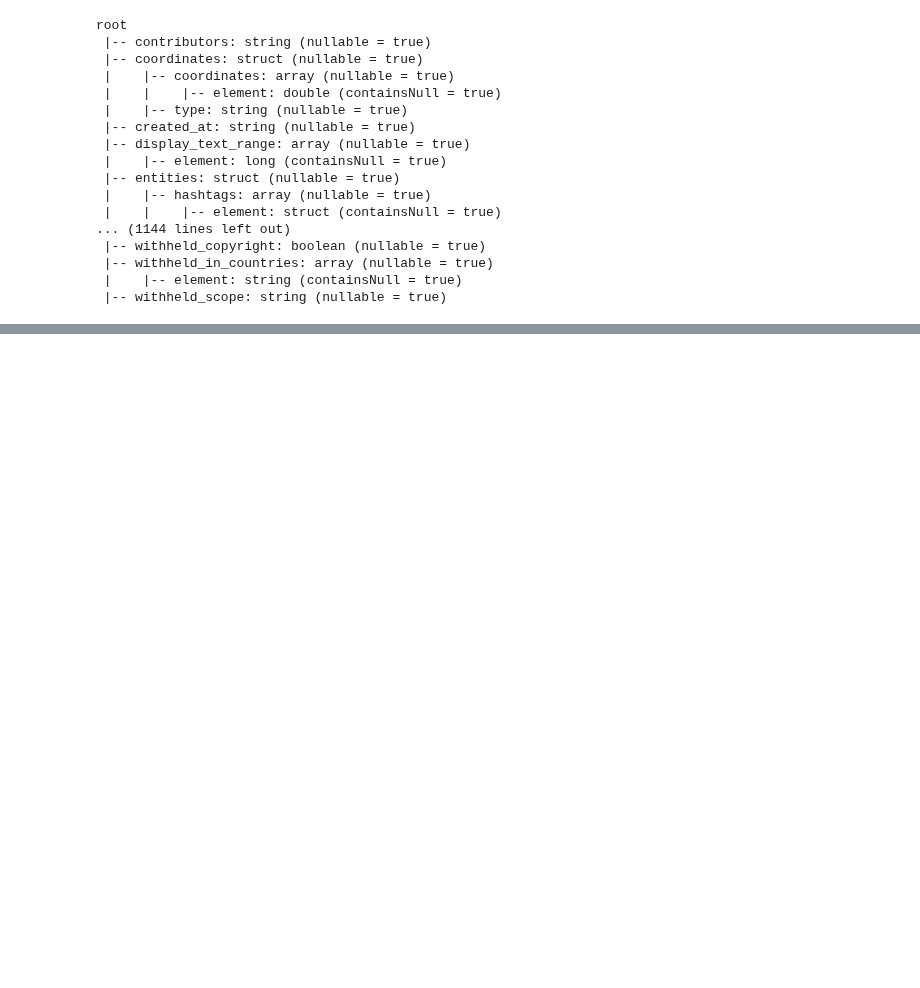
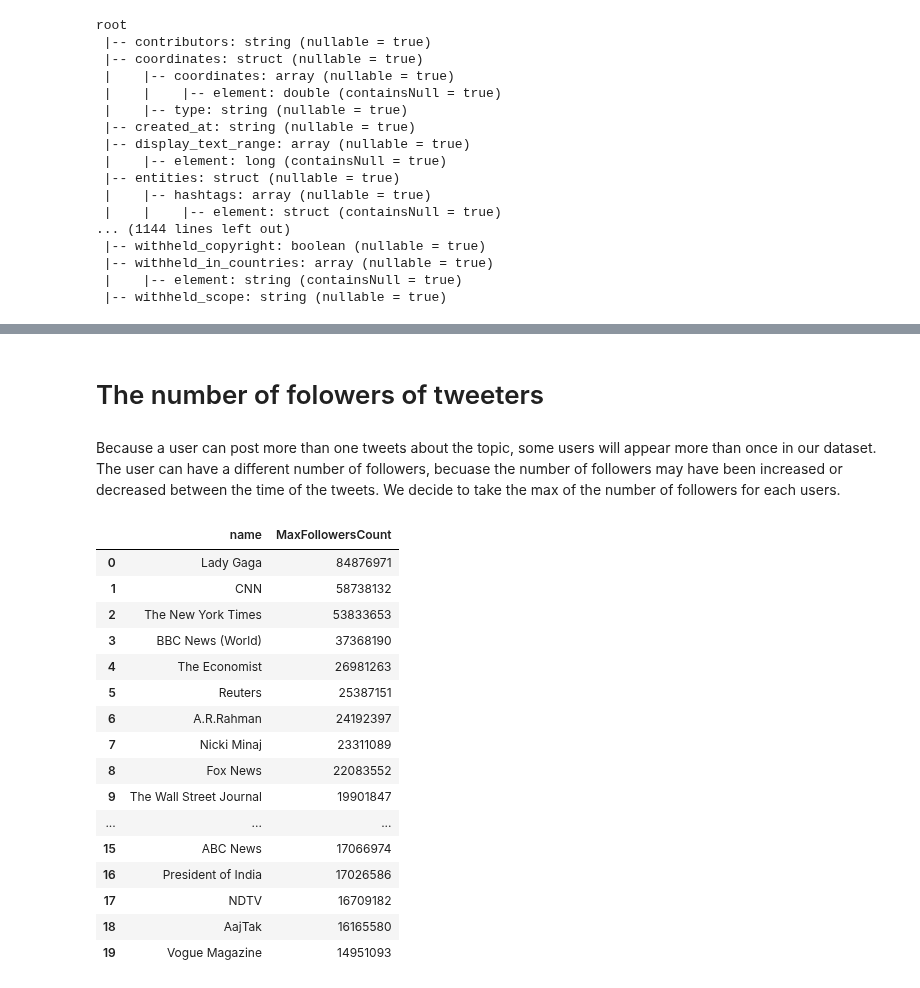
Before and after one commit to atyvaert/big-data, a Jupyter notebook: src/Exploration_Notebooks/Viktor_Exploration.ipynb, the cells around one changed output, grey strips where cells are left out. Saved outputs shown, nothing was run; the diff lists cells and outputs as text; code cells hidden in the pictures; blank space fills up the shorter version.

```diff
--- a/src/Exploration_Notebooks/Viktor_Exploration.ipynb
+++ b/src/Exploration_Notebooks/Viktor_Exploration.ipynb
@@ -62,0 +132,4 @@ DataFrame[user: struct<contributors_enabled:boolean,created_at:string,default_pr
+# %% [markdown]
+# The number of folowers of tweeters
+# %% [markdown]
+Because a user can post more than one tweets about the topic, some users will appear more than once in our dataset. The user can have a different number of followers, becuase the number of followers may have been increased or decreased between the time of the tweets. We decide to take the max of the number of followers for each users.
@@ -62,0 +149,21 @@ DataFrame[user: struct<contributors_enabled:boolean,created_at:string,default_pr
+# %%
+# look at the 20 accounts with the largest number of followers
+numberofFollowersPd.head(20)
+# %% [output]
+|  | name | MaxFollowersCount |
+| 0 | Lady Gaga | 84876971 |
+| 1 | CNN | 58738132 |
+| 2 | The New York Times | 53833653 |
+| 3 | BBC News (World) | 37368190 |
+| 4 | The Economist | 26981263 |
+| 5 | Reuters | 25387151 |
+| 6 | A.R.Rahman | 24192397 |
+| 7 | Nicki Minaj | 23311089 |
+| 8 | Fox News | 22083552 |
+| 9 | The Wall Street Journal | 19901847 |
+| ... | ... | ... |
+| 15 | ABC News | 17066974 |
+| 16 | President of India | 17026586 |
+| 17 | NDTV | 16709182 |
+| 18 | AajTak | 16165580 |
+| 19 | Vogue Magazine | 14951093 |
```
Also changed, not shown: parts of 35 cells of this notebook.
